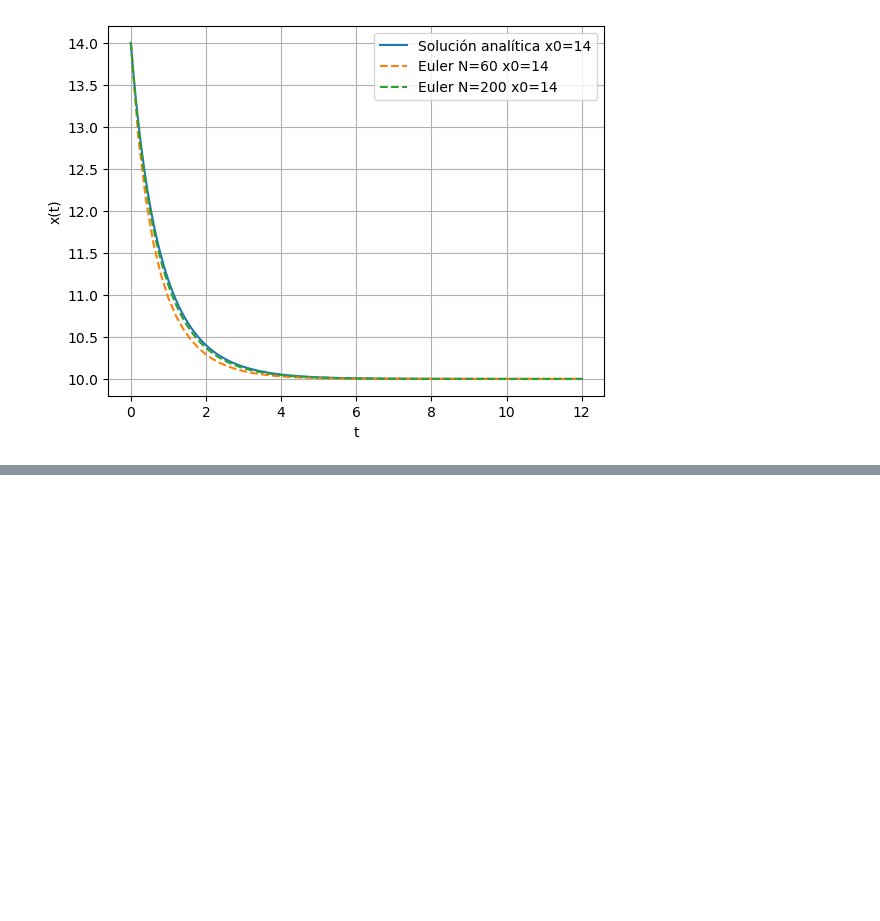
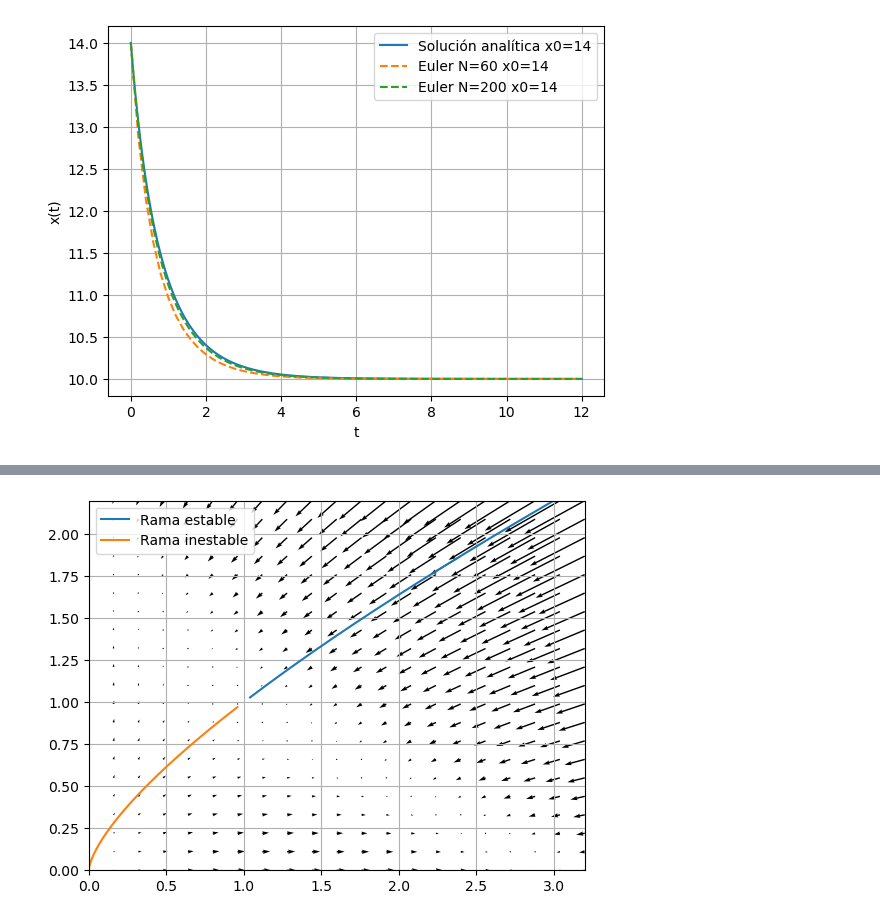
Before and after one commit to K0N4K0N4/xd, a Jupyter notebook: Untitled-12.ipynb, the cells around one changed output, grey strips where cells are left out. Drawn from its saved outputs; the diff is of its cells as text; code cells hidden in the pictures; blank space fills up the shorter version.

```diff
--- a/Untitled-12.ipynb
+++ b/Untitled-12.ipynb
@@ -228 +229,45 @@ plt.show()
 [figure]
+# %%
+import numpy as np
+import matplotlib.pyplot as plt
+
+def euler_atras(f, delta_t, M, z0):
+    Z = np.empty((M + 1, 2))
+    Z[0] = z0
+    for i in range(1, M + 1):
+        z = Z[i-1] - f(Z[i-1]) * delta_t
+        Z[i] = z
+    return Z
+
+def f(z):
+    x, y = z
+    return np.array([x * (3 - x - 2 * y), y * (2 - x - y)])
+
+p= np.array([1.0, 1.0])
+v_s = np.array([2.0, np.sqrt(2.0)])
+epsilon = 0.05
+z0_plus = p + epsilon * v_s / np.linalg.norm(v_s)
+z0_minus = p - epsilon * v_s / np.linalg.norm(v_s)
+delta_t = 0.005
+M = 6000
+
+
+Z1= euler_atras(f, delta_t, M, z0_plus)
+Z2 = euler_atras(f, delta_t, M, z0_minus)
+plt.plot(Z1[:, 0], Z1[:, 1], label='Rama estable')
+plt.plot(Z2[:, 0], Z2[:, 1], label='Rama inestable')
+
+
+xg = np.linspace(0.0, 3.2, 21)
+yg = np.linspace(0.0, 2.2, 21)
+X, Y = np.meshgrid(xg, yg)
+U = X * (3 - X - 2 * Y)
+V = Y * (2 - X - Y)
+plt.quiver(X, Y, U, V, angles='xy')
+plt.xlim(0, 3.2)
+plt.ylim(0, 2.2)
+plt.legend()
+plt.grid(True)
+plt.show()
+# %% [output]
+[figure, added]
```
Also changed, not shown: parts of 1 cell of this notebook.
